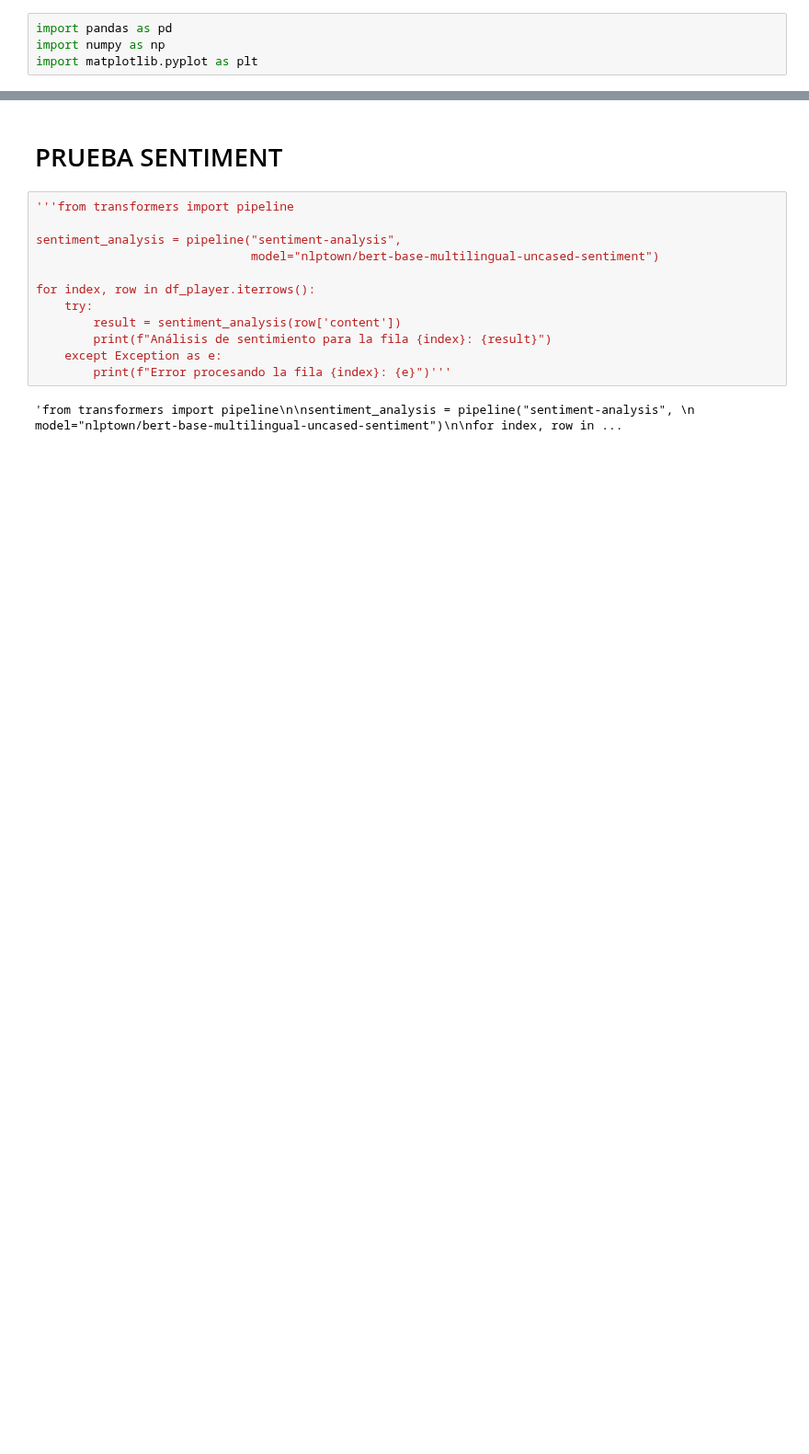
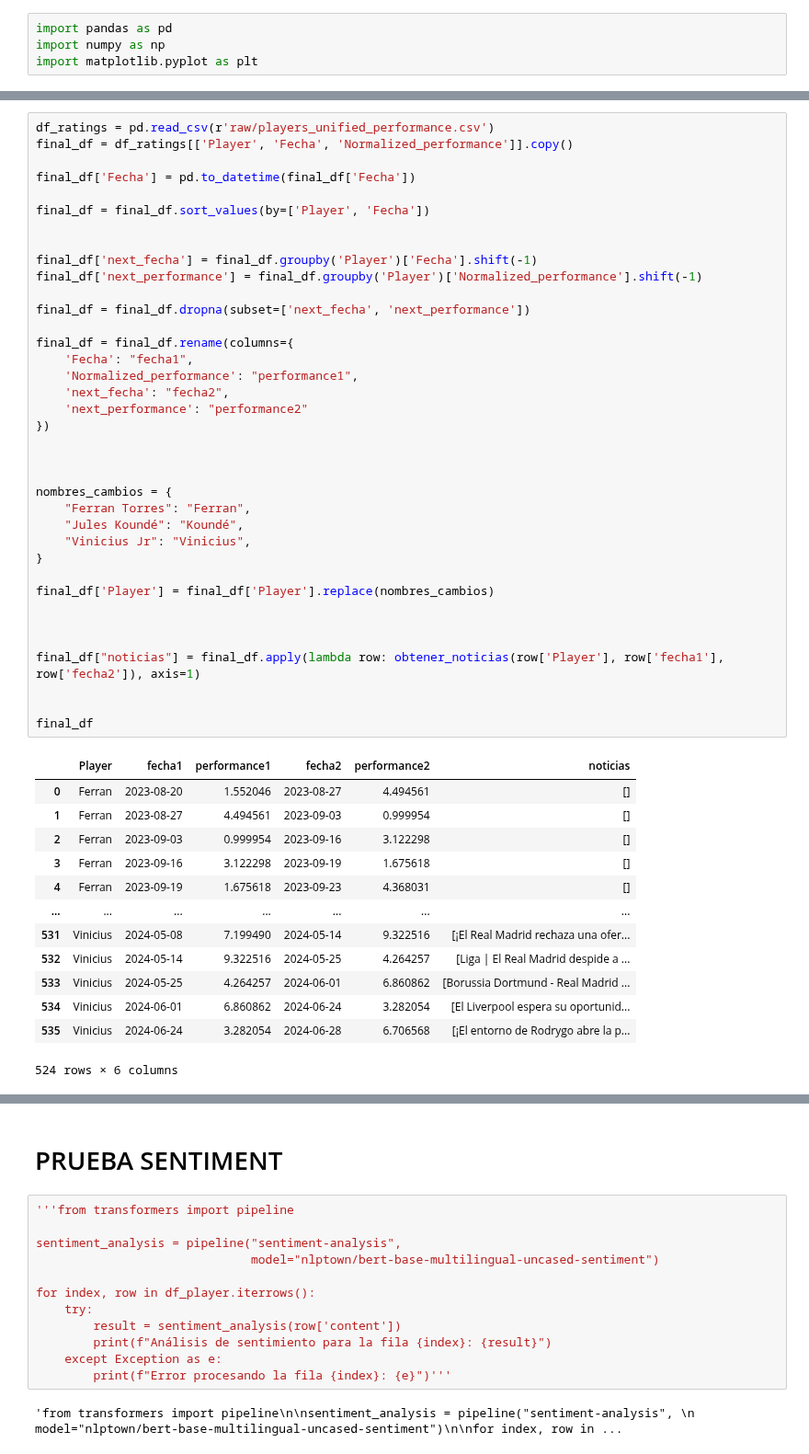
Before and after one commit to Santiagodiz/PlayerPulse, a Jupyter notebook: data/players_cleaning.ipynb, the cells around one changed output, grey strips where cells are left out. Shown at 92% size. Drawn from its saved outputs; the diff is of its cells as text; blank space fills up the shorter version.

```diff
--- a/data/players_cleaning.ipynb
+++ b/data/players_cleaning.ipynb
@@ -106,0 +104,51 @@ See the caveats in the documentation: https://pandas.pydata.org/pandas-docs/stab
+# %%
+df_ratings = pd.read_csv(r'raw/players_unified_performance.csv')
+final_df = df_ratings[['Player', 'Fecha', 'Normalized_performance']].copy()
+
+final_df['Fecha'] = pd.to_datetime(final_df['Fecha'])
+
+final_df = final_df.sort_values(by=['Player', 'Fecha'])
+
+
+final_df['next_fecha'] = final_df.groupby('Player')['Fecha'].shift(-1)
+final_df['next_performance'] = final_df.groupby('Player')['Normalized_performance'].shift(-1)
+
+final_df = final_df.dropna(subset=['next_fecha', 'next_performance'])
+
+final_df = final_df.rename(columns={
+    'Fecha': "fecha1",
+    'Normalized_performance': "performance1",
+    'next_fecha': "fecha2",
+    'next_performance': "performance2"
+})
+
+
+
+nombres_cambios = {
+    "Ferran Torres": "Ferran",
+    "Jules Koundé": "Koundé",
+    "Vinicius Jr": "Vinicius",
+}
+
+final_df['Player'] = final_df['Player'].replace(nombres_cambios)
+
+
+
+final_df["noticias"] = final_df.apply(lambda row: obtener_noticias(row['Player'], row['fecha1'], row['fecha2']), axis=1)
+
+
+final_df
+# %% [output]
+|  | Player | fecha1 | performance1 | fecha2 | performance2 | noticias |
+| 0 | Ferran | 2023-08-20 | 1.552046 | 2023-08-27 | 4.494561 | [] |
+| 1 | Ferran | 2023-08-27 | 4.494561 | 2023-09-03 | 0.999954 | [] |
+| 2 | Ferran | 2023-09-03 | 0.999954 | 2023-09-16 | 3.122298 | [] |
+| 3 | Ferran | 2023-09-16 | 3.122298 | 2023-09-19 | 1.675618 | [] |
+| 4 | Ferran | 2023-09-19 | 1.675618 | 2023-09-23 | 4.368031 | [] |
+| ... | ... | ... | ... | ... | ... | ... |
+| 531 | Vinicius | 2024-05-08 | 7.199490 | 2024-05-14 | 9.322516 | [¡El Real Madrid rechaza una ofer... |
+| 532 | Vinicius | 2024-05-14 | 9.322516 | 2024-05-25 | 4.264257 | [Liga | El Real Madrid despide a ... |
+| 533 | Vinicius | 2024-05-25 | 4.264257 | 2024-06-01 | 6.860862 | [Borussia Dortmund - Real Madrid ... |
+| 534 | Vinicius | 2024-06-01 | 6.860862 | 2024-06-24 | 3.282054 | [El Liverpool espera su oportunid... |
+| 535 | Vinicius | 2024-06-24 | 3.282054 | 2024-06-28 | 6.706568 | [¡El entorno de Rodrygo abre la p... |
+524 rows × 6 columns
```
Also changed, not shown: parts of 7 cells of this notebook, 1 other file.
